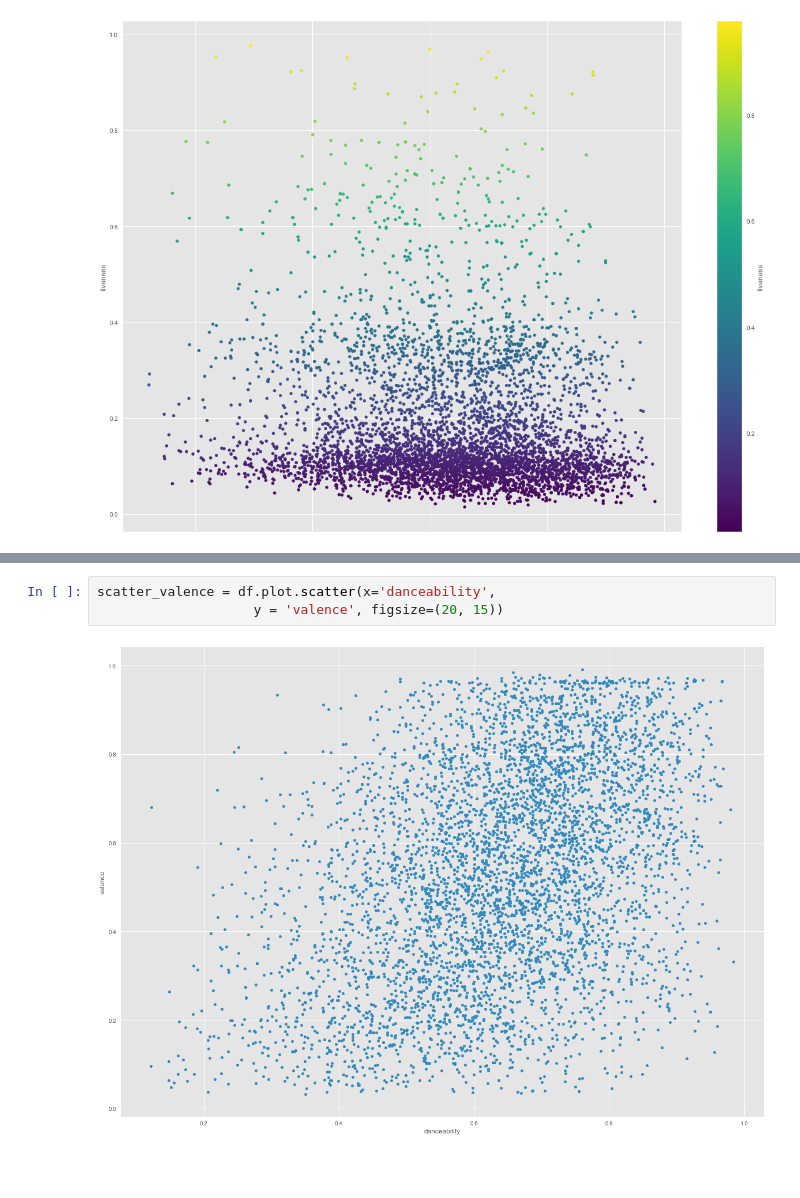
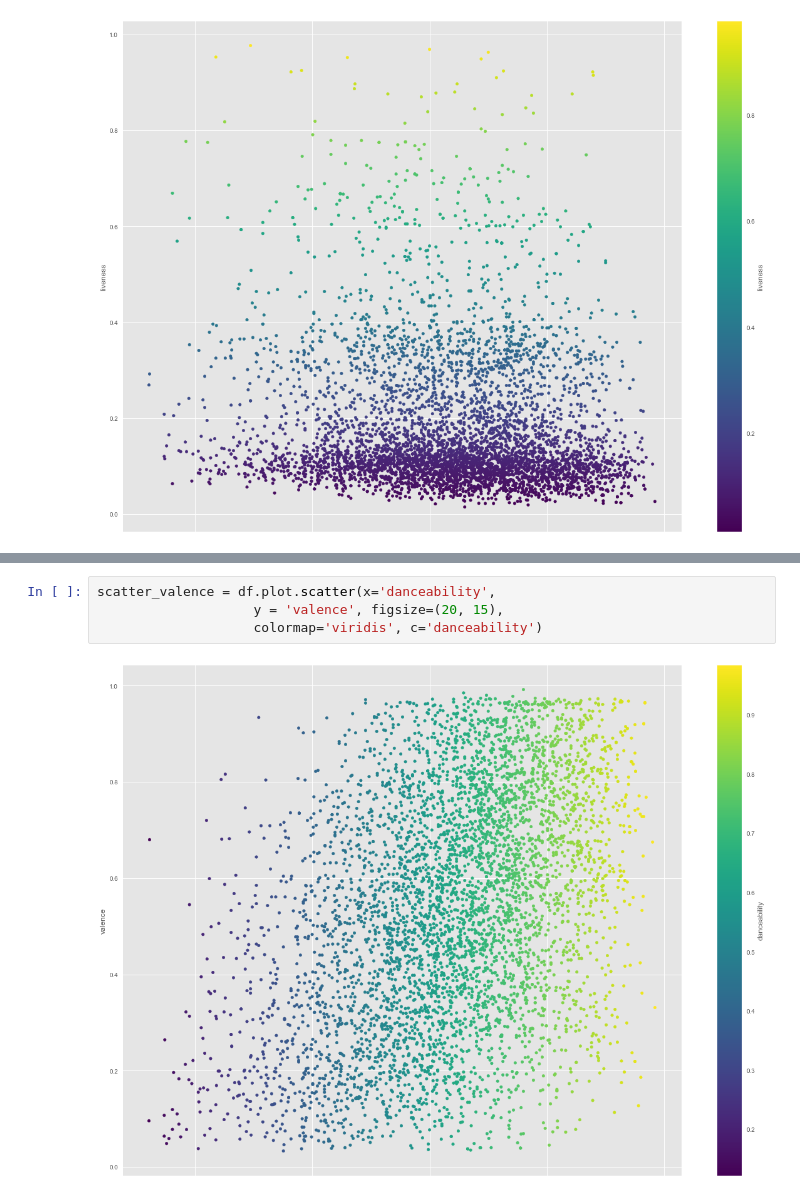
Before and after one commit to parzival611/SpotifyML, a Jupyter notebook: Spotify data pre processing.ipynb, the cells around one changed output, grey strips where cells are left out. Drawn from its saved outputs; the diff is of its cells as text; blank space fills up the shorter version.

```diff
--- a/Spotify data pre processing.ipynb
+++ b/Spotify data pre processing.ipynb
@@ -106,7 +113,8 @@ scatter_energy = df.plot.scatter(x='danceability',
 # %%
 scatter_valence = df.plot.scatter(x='danceability',
-                    y = 'valence', figsize=(20, 15))
+                    y = 'valence', figsize=(20, 15),
+                    colormap='viridis', c='danceability')
 # %% [output]
-[figure, old version]
+[figure, new version]
 # %%
 scatter_instrumentalness = df.plot.scatter(x='danceability',
```
Also changed, not shown: parts of 7 cells of this notebook, 2 other files.
